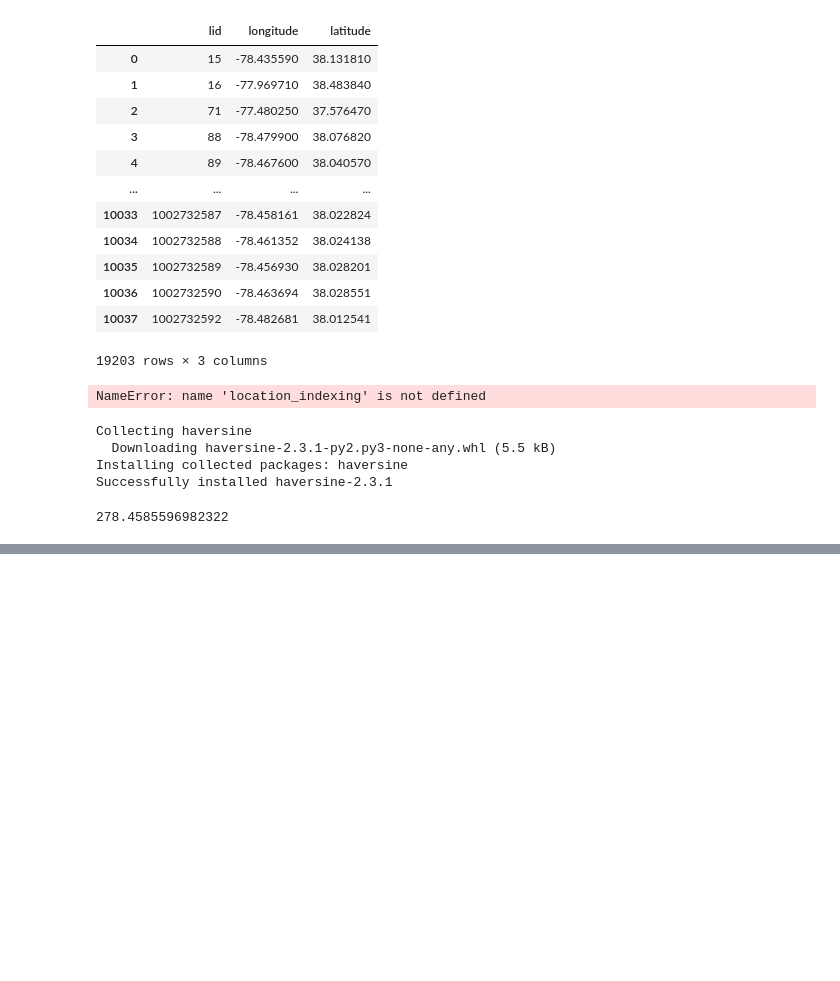
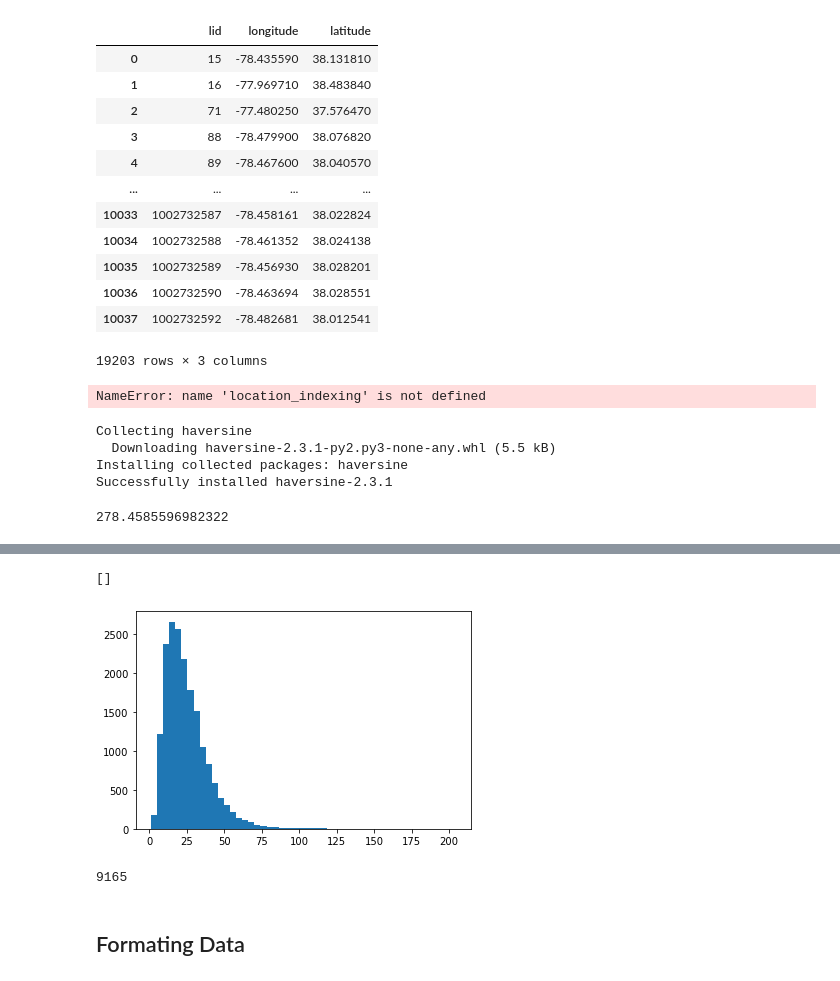
Before and after one commit to Ann924/Mobile-Facility, a Jupyter notebook: Ann.ipynb, the cells around one changed output, grey strips where cells are left out. Drawn from its saved outputs; the diff is of its cells as text; code cells hidden in the pictures; blank space fills up the shorter version.

Commit message:
lp with data (in progress)

```diff
--- a/Ann.ipynb
+++ b/Ann.ipynb
@@ -245 +317,30 @@ hs.haversine(coords_1, coords_2)
+# %%
+import matplotlib.pyplot as plt
+
+assignments = pandas.read_csv("usa_va_charlottesville_city_adult_activity_location_assignment_week.csv")
+HOME_SHIFT=1000000000
+assignments.loc[assignments.activity_type == 1, "lid"] += HOME_SHIFT
+
+#total_homes = len(assignments.groupby(['pid']))
+
+assignments = assignments.groupby(['hid'])['lid'].apply(set)
+#print(assignments)
+#.reset_index(name = 'pid')
+#assignments = assignments.set_index('pid')
+
+plt.hist([len(l) for hid, l in assignments.items()], bins = 50)
+plt.plot()
+# %% [output]
+[]
+[figure, added]
+# %%
+locations = pandas.read_csv("usa_va_charlottesville_city_activity_locations.csv").rename({"alid": "lid"}, axis = 'columns')
+locations['activity'] = locations['work'] + locations['shopping'] + locations['school'] + locations['other'] + locations['college'] + locations['religion']
+locations = locations.sort_values(by="activity", ascending=False)
+locations = locations.reset_index(drop=True)
+print(len(locations))
+# %% [output]
+9165
+# %% [markdown]
+## Formating Data ##
 # %%
```
Also changed, not shown: parts of 11 cells of this notebook, 5 other files.
